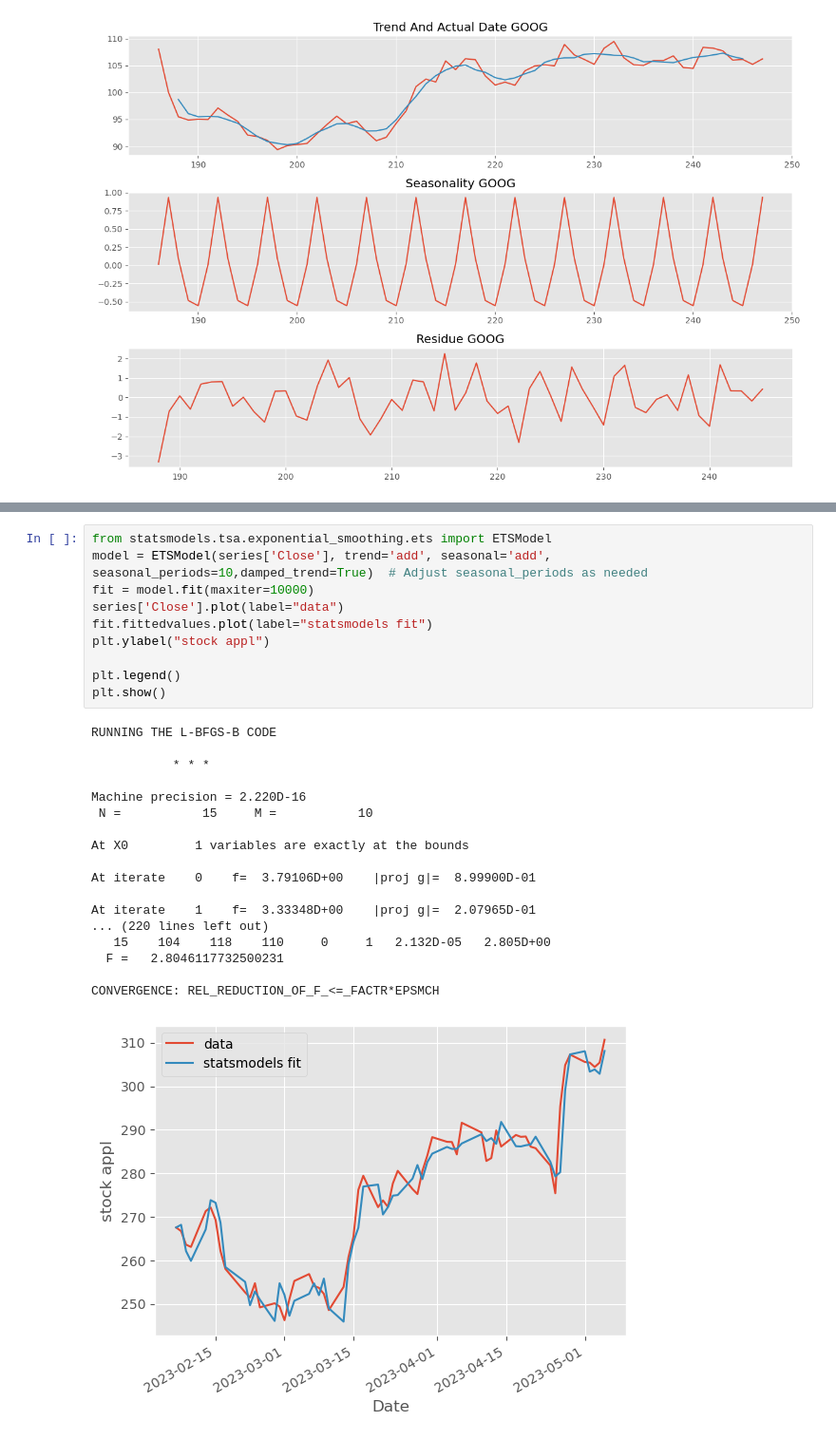
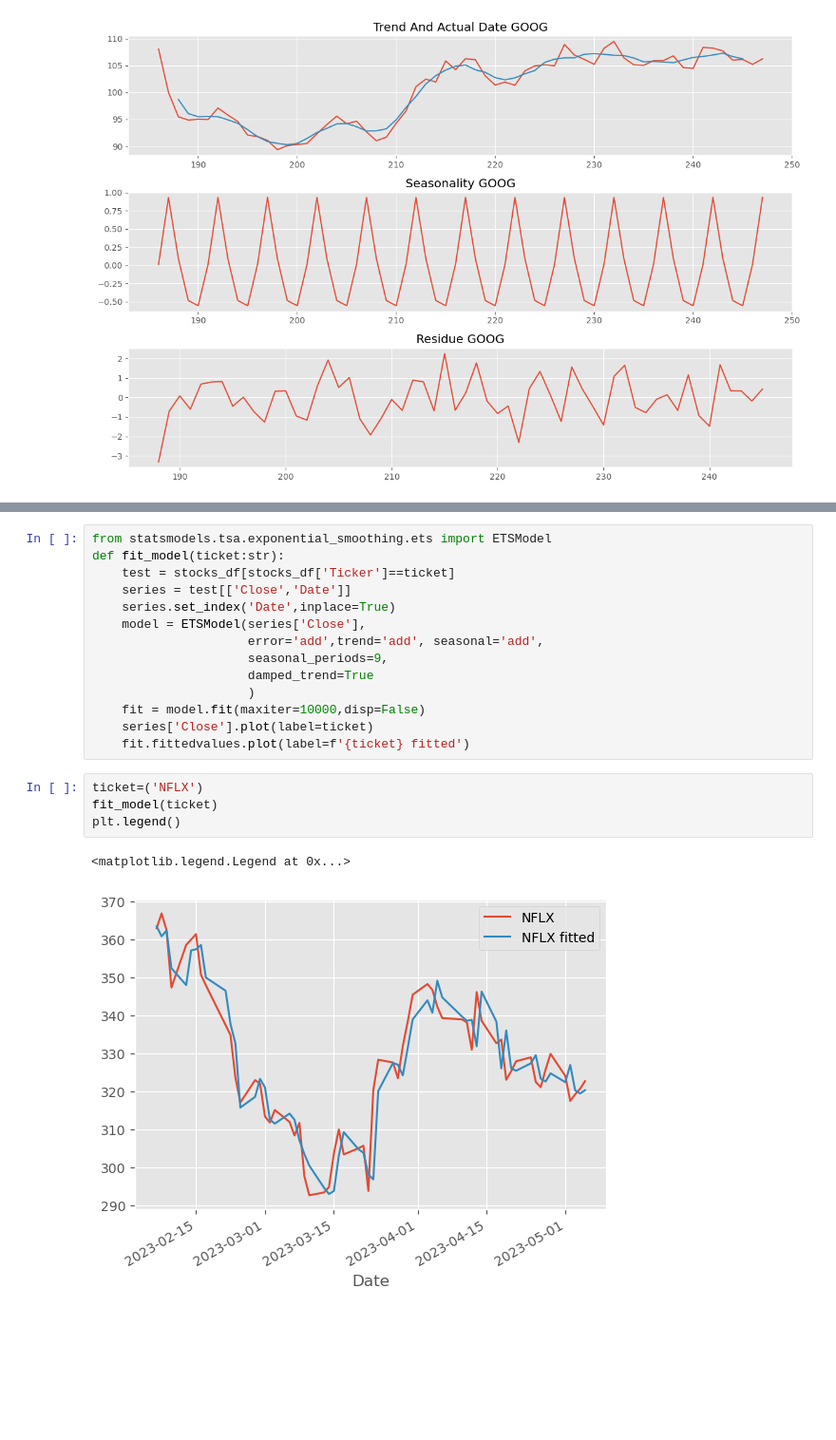
Before and after one commit to wp225/Data_Science_Practice, a Jupyter notebook: Time-Series /time_series_analysis.ipynb, the cells around one changed output, grey strips where cells are left out. Shown at 95% size. Saved outputs shown, nothing was run; the diff lists cells and outputs as text; blank space fills up the shorter version.

```diff
--- a/Time-Series /time_series_analysis.ipynb
+++ b/Time-Series /time_series_analysis.ipynb
@@ -117,30 +101,22 @@ Name: Close, Length: 62, dtype: float64
 # %%
 from statsmodels.tsa.exponential_smoothing.ets import ETSModel
-model = ETSModel(series['Close'], trend='add', seasonal='add', seasonal_periods=10,damped_trend=True)  # Adjust seasonal_periods as needed
-fit = model.fit(maxiter=10000)
-series['Close'].plot(label="data")
-fit.fittedvalues.plot(label="statsmodels fit")
-plt.ylabel("stock appl")
-
-plt.legend()
-plt.show()
+def fit_model(ticket:str):
+    test = stocks_df[stocks_df['Ticker']==ticket]
+    series = test[['Close','Date']]
+    series.set_index('Date',inplace=True)
+    model = ETSModel(series['Close'],
+                     error='add',trend='add', seasonal='add',
+                     seasonal_periods=9,
+                     damped_trend=True
+                     )
+    fit = model.fit(maxiter=10000,disp=False)
+    series['Close'].plot(label=ticket)
+    fit.fittedvalues.plot(label=f'{ticket} fitted')
-# %% [output]
-RUNNING THE L-BFGS-B CODE
-
-           * * *
-
-Machine precision = 2.220D-16
- N =           15     M =           10
-
-At X0         1 variables are exactly at the bounds
-
-At iterate    0    f=  3.79106D+00    |proj g|=  8.99900D-01
-
-At iterate    1    f=  3.33348D+00    |proj g|=  2.07965D-01
-... (220 lines left out)
-   15    104    118    110     0     1   2.132D-05   2.805D+00
-  F =   2.8046117732500231
-
-CONVERGENCE: REL_REDUCTION_OF_F_<=_FACTR*EPSMCH
-[figure, removed]
+# %%
+ticket=('NFLX')
+fit_model(ticket)
+plt.legend()
+# %% [output]
+<matplotlib.legend.Legend at 0x...>
+[figure, added]
 # %%
```
Also changed, not shown: parts of 13 cells of this notebook, 5 other files.
